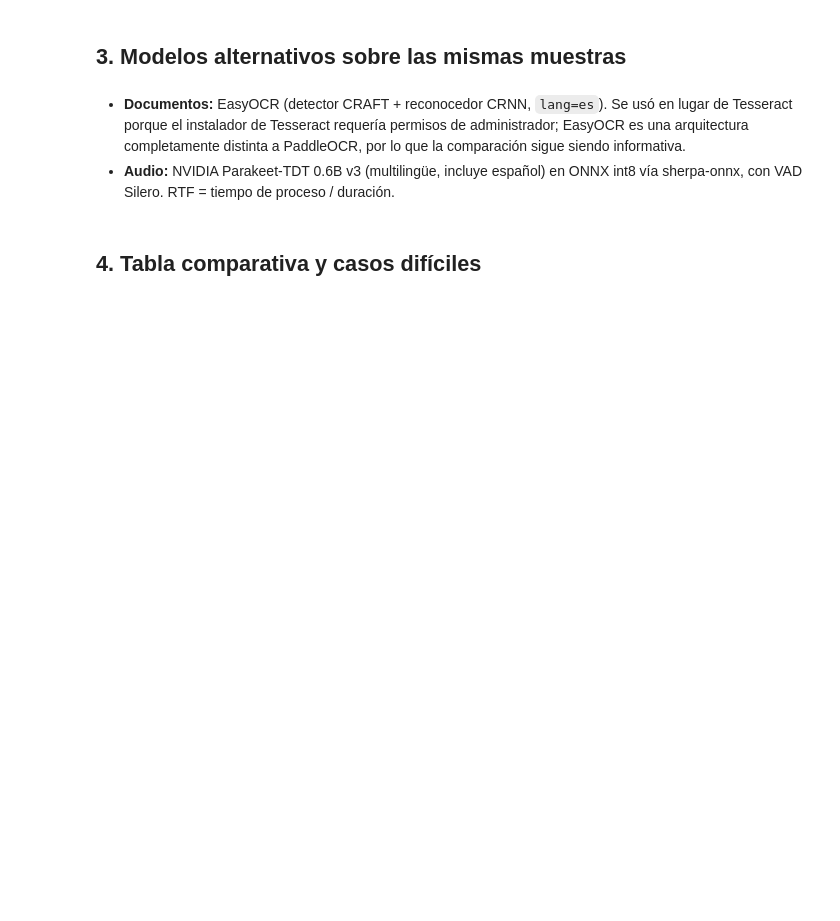
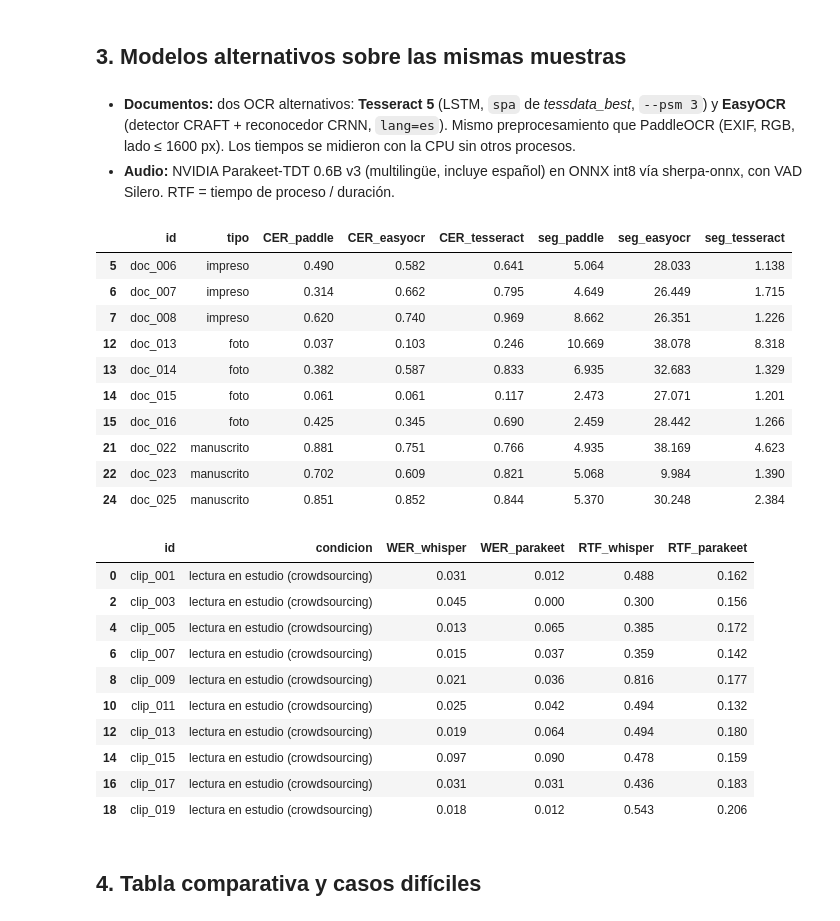
Before and after one commit to av-gomez/tarea_2, a Jupyter notebook: tarea_2/02_evaluacion.ipynb, the cells around one changed output. Saved outputs shown, nothing was run; the diff lists cells and outputs as text; code cells hidden in the pictures; blank space fills up the shorter version.

```diff
--- a/tarea_2/02_evaluacion.ipynb
+++ b/tarea_2/02_evaluacion.ipynb
@@ -50,16 +66,41 @@ print(f"LÍNEA BASE  CER PaddleOCR = {ed.CER_paddle.mean():.3f}   |   WER whispe
 # %% [markdown]
 ## 3. Modelos alternativos sobre las mismas muestras
 # %% [markdown]
-- **Documentos:** EasyOCR (detector CRAFT + reconocedor CRNN, `lang=es`). Se usó en lugar de Tesseract porque el instalador de Tesseract requería permisos de administrador; EasyOCR es una arquitectura completamente distinta a PaddleOCR, por lo que la comparación sigue siendo informativa.
+- **Documentos:** dos OCR alternativos: **Tesseract 5** (LSTM, `spa` de *tessdata_best*, `--psm 3`) y **EasyOCR** (detector CRAFT + reconocedor CRNN, `lang=es`). Mismo preprocesamiento que PaddleOCR (EXIF, RGB, lado ≤ 1600 px). Los tiempos se midieron con la CPU sin otros procesos.
 - **Audio:** NVIDIA Parakeet-TDT 0.6B v3 (multilingüe, incluye español) en ONNX int8 vía sherpa-onnx, con VAD Silero. RTF = tiempo de proceso / duración.
 # %%
 ed["CER_easyocr"] = [cer(r.texto_referencia, ocr.easyocr(r.archivo)["texto"]) for r in ed.itertuples()]
+ed["CER_tesseract"] = [cer(r.texto_referencia, ocr.tesseract(r.archivo)["texto"]) for r in ed.itertuples()]
+ed["seg_tesseract"] = [ocr.tesseract(r.archivo)["segundos_proceso"] for r in ed.itertuples()]
 ea["WER_parakeet"] = [wer(r.texto_referencia, voz.parakeet(r.archivo_audio)["texto"]) for r in ea.itertuples()]
 ea["RTF_parakeet"] = [voz.parakeet(r.archivo_audio)["segundos_proceso"] / r.duracion_seg for r in ea.itertuples()]
 ed["seg_paddle"] = [ocr.paddle(r.archivo)["segundos_proceso"] for r in ed.itertuples()]
 ed["seg_easyocr"] = [ocr.easyocr(r.archivo)["segundos_proceso"] for r in ed.itertuples()]
-display(ed[["id", "tipo", "CER_paddle", "CER_easyocr", "seg_paddle", "seg_easyocr"]].round(3))
+display(ed[["id", "tipo", "CER_paddle", "CER_easyocr", "CER_tesseract", "seg_paddle", "seg_easyocr", "seg_tesseract"]].round(3))
 display(ea[["id", "condicion", "WER_whisper", "WER_parakeet", "RTF_whisper", "RTF_parakeet"]].round(3))
+# %% [output]
+|  | id | tipo | CER_paddle | CER_easyocr | CER_tesseract | seg_paddle | seg_easyocr | seg_tesseract |
+| 5 | doc_006 | impreso | 0.490 | 0.582 | 0.641 | 5.064 | 28.033 | 1.138 |
+| 6 | doc_007 | impreso | 0.314 | 0.662 | 0.795 | 4.649 | 26.449 | 1.715 |
+| 7 | doc_008 | impreso | 0.620 | 0.740 | 0.969 | 8.662 | 26.351 | 1.226 |
+| 12 | doc_013 | foto | 0.037 | 0.103 | 0.246 | 10.669 | 38.078 | 8.318 |
+| 13 | doc_014 | foto | 0.382 | 0.587 | 0.833 | 6.935 | 32.683 | 1.329 |
+| 14 | doc_015 | foto | 0.061 | 0.061 | 0.117 | 2.473 | 27.071 | 1.201 |
+| 15 | doc_016 | foto | 0.425 | 0.345 | 0.690 | 2.459 | 28.442 | 1.266 |
+| 21 | doc_022 | manuscrito | 0.881 | 0.751 | 0.766 | 4.935 | 38.169 | 4.623 |
+| 22 | doc_023 | manuscrito | 0.702 | 0.609 | 0.821 | 5.068 | 9.984 | 1.390 |
+| 24 | doc_025 | manuscrito | 0.851 | 0.852 | 0.844 | 5.370 | 30.248 | 2.384 |
+|  | id | condicion | WER_whisper | WER_parakeet | RTF_whisper | RTF_parakeet |
+| 0 | clip_001 | lectura en estudio (crowdsourcing) | 0.031 | 0.012 | 0.488 | 0.162 |
+| 2 | clip_003 | lectura en estudio (crowdsourcing) | 0.045 | 0.000 | 0.300 | 0.156 |
+| 4 | clip_005 | lectura en estudio (crowdsourcing) | 0.013 | 0.065 | 0.385 | 0.172 |
+| 6 | clip_007 | lectura en estudio (crowdsourcing) | 0.015 | 0.037 | 0.359 | 0.142 |
+| 8 | clip_009 | lectura en estudio (crowdsourcing) | 0.021 | 0.036 | 0.816 | 0.177 |
+| 10 | clip_011 | lectura en estudio (crowdsourcing) | 0.025 | 0.042 | 0.494 | 0.132 |
+| 12 | clip_013 | lectura en estudio (crowdsourcing) | 0.019 | 0.064 | 0.494 | 0.180 |
+| 14 | clip_015 | lectura en estudio (crowdsourcing) | 0.097 | 0.090 | 0.478 | 0.159 |
+| 16 | clip_017 | lectura en estudio (crowdsourcing) | 0.031 | 0.031 | 0.436 | 0.183 |
+| 18 | clip_019 | lectura en estudio (crowdsourcing) | 0.018 | 0.012 | 0.543 | 0.206 |
 # %% [markdown]
 ## 4. Tabla comparativa y casos difíciles
 # %%
```
Also changed, not shown: parts of 14 cells of this notebook, 11 other files.
